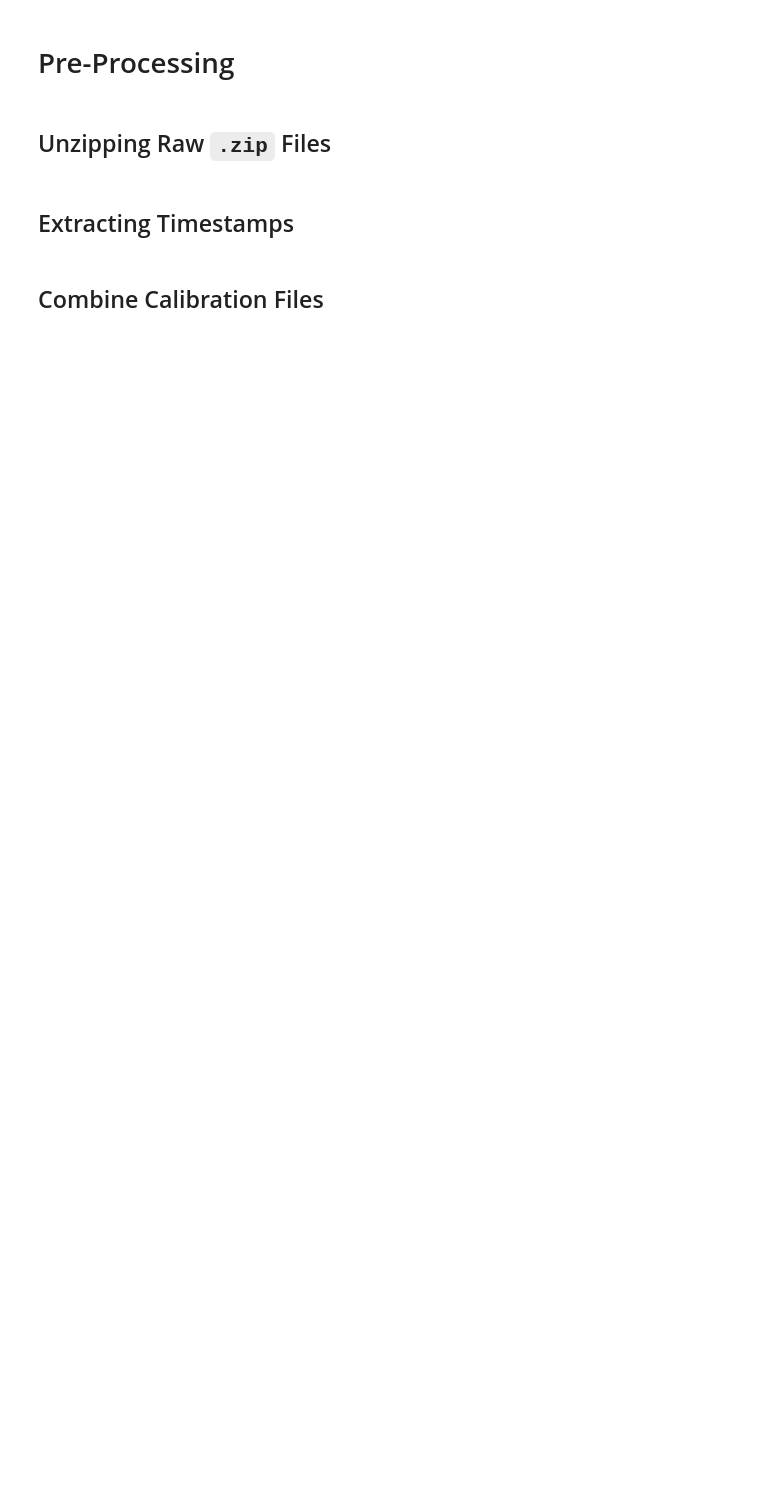
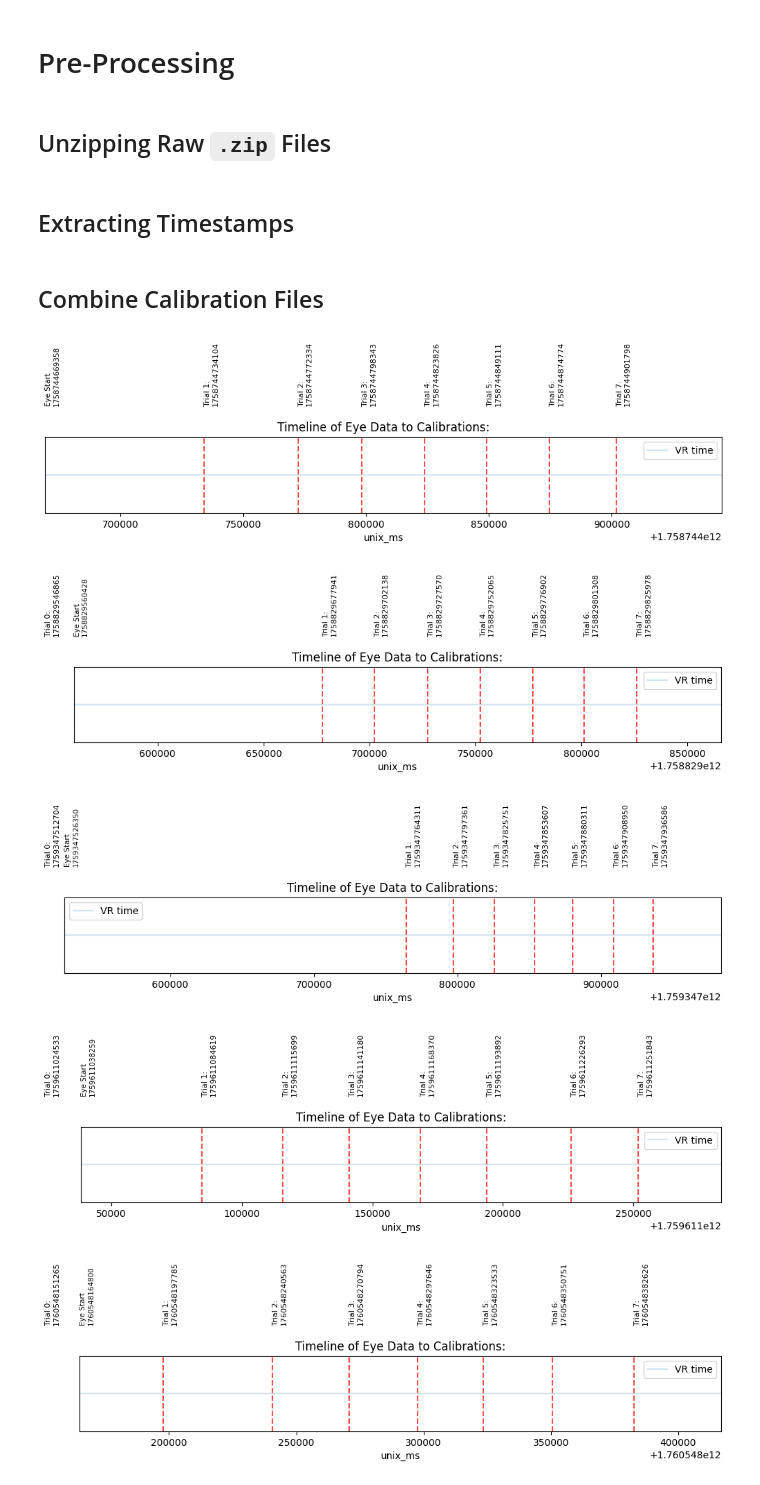
Before and after one commit to kimryan0416/pedestrian_encounters, a Jupyter notebook: ped_enc.ipynb, the cells around one changed output. Drawn from its saved outputs; the diff is of its cells as text; code cells hidden in the pictures; blank space fills up the shorter version.

```diff
--- a/ped_enc.ipynb
+++ b/ped_enc.ipynb
@@ -155,7 +155,7 @@ def handle_cal_file(_F:str):
     # Return new dataframe
     return df
 
-def calibration_files(
+def combine_calibration_files(
     src_dir:str,
     pattern:str = 'calibration_*.csv',
     outpath:str = None
@@ -187,22 +187,18 @@ def plot_calibrations(
     """
 
     # Extract timestamps
-    x = tdf[tdf_colname].tolist()
+    x = tdf[tdf_colname].to_numpy()
+    _y = cdf[[cdf_colname, 'event', 'trial_id']]
+    y = _y[_y['event']=='Start']
 
-
-    # Start and end times
+    # Start, end, and trial start times
     start_time = x.min()
     end_time = x.max()
-
-    markers = []
-    for f, df in cdfs:
-        if xlabel not in df.columns:    continue  # skip if missing
-        first_time = df[xlabel].iloc[0]
-        markers.append((f"{os.path.basename(f)}\n{first_time}", first_time))
+    markers = [(f"Trial {i}:\n{t}", t) for t,i in zip(y[cdf_colname],y['trial_id'])]
 
     # --- Plot ---
     plt.figure(figsize=(10, 4))
-    plt.plot(x, [0]*len(x), alpha=0.2, label="Eye dataset timeline")
+    plt.plot(x, [0]*len(x), alpha=0.2, label="VR time")
 
     # Add vertical markers for each smaller file
     for name, t in markers:
@@ -215,7 +211,7 @@ def plot_calibrations(
 
     # Render other stuff
     plt.xlim(start_time, end_time)
-    plt.xlabel(xlabel)
+    plt.xlabel(tdf_colname)
     plt.yticks([])
     plt.title(f"Timeline of Eye Data to Calibrations:")
     plt.legend()
@@ -228,12 +224,18 @@ def plot_calibrations(
 # %%
 for p in participants:
     # Calibration df
     cdf_path = f'./data/processed/{p}/calibration.csv'
-    if not os.path.exists(cdf_path):    cdf = calibration_files(f'./data/processed/{p}', outpath=cdf_path)
+    if not os.path.exists(cdf_path):    cdf = combine_calibration_files(f'./data/processed/{p}', outpath=cdf_path)
     else:                               cdf = pd.read_csv(cdf_path)
     # Timestamp df
     tdf_path = f'./data/processed/{p}/timestamps.csv'
     if not os.path.exists(tdf_path):    tdf = timestamps(f'./data/processed/{p}/eye.csv', outpath=tdf_path)
     else:                               tdf = pd.read_csv(tdf_path)
     # Plot calibrations
-    plot_calibrations(tdf['unix_ms'].tolist(), )
+    plot_calibrations(tdf, cdf, outpath=f'./data/processed/{p}/plots/calibration.png')
+# %% [output]
+[figure, added]
+[figure, added]
+[figure, added]
+[figure, added]
+[figure, added]
```
Also changed, not shown: parts of 4 cells of this notebook, 1 other file.
